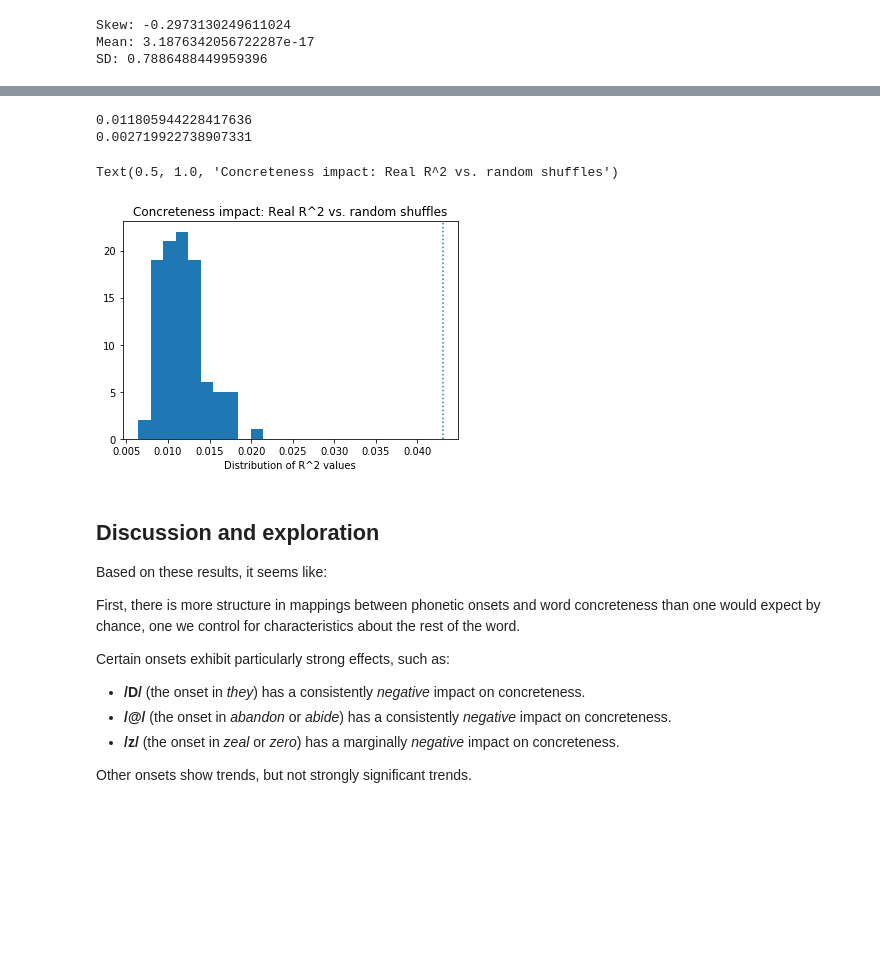
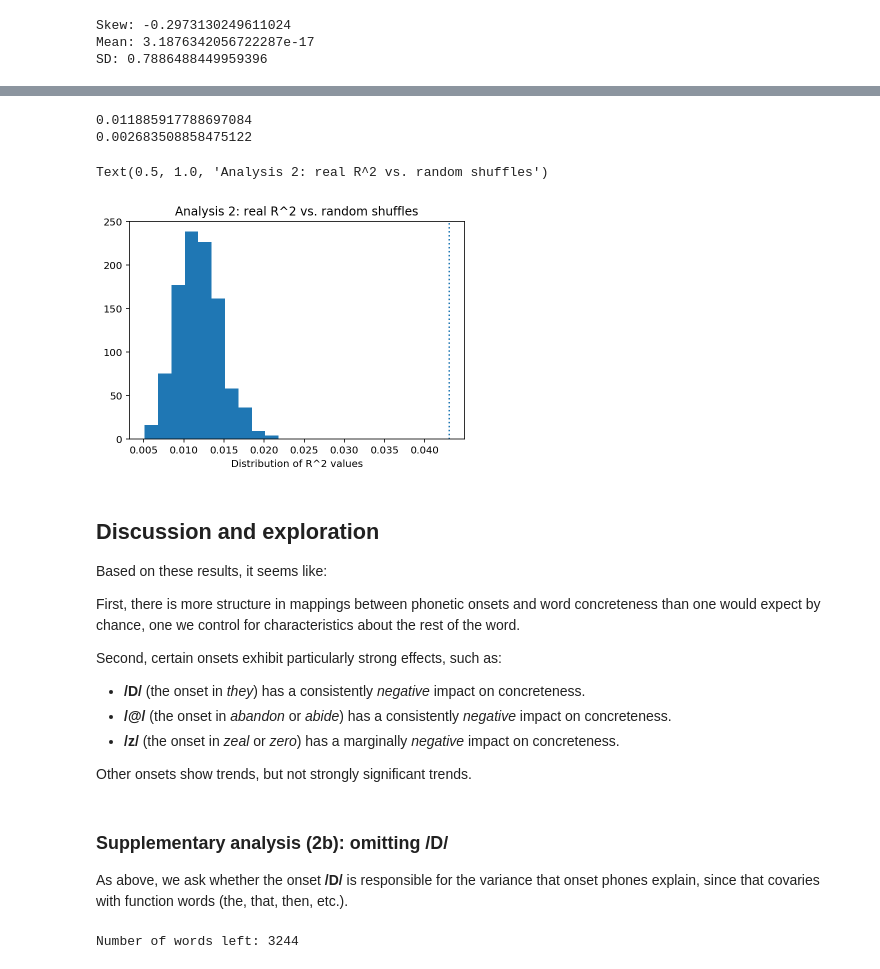
Before and after one commit to seantrott/concreteness, a Jupyter notebook: phonetic_onset_brysbaert.ipynb, the cells around one changed output, grey strips where cells are left out. Saved outputs shown, nothing was run; the diff lists cells and outputs as text; code cells hidden in the pictures; blank space fills up the shorter version.

Commit message:
supplementary analyses

```diff
--- a/phonetic_onset_brysbaert.ipynb
+++ b/phonetic_onset_brysbaert.ipynb
@@ -122,7 +135,7 @@ result.rsquared
 shuffled_rsquares = []
 true_rsquare = result.rsquared
 
-NUM_SHUFFLES = 50
+NUM_SHUFFLES = 1000
 
 for shuffle in tqdm(range(NUM_SHUFFLES)):
     new_df = df_merged.copy()
@@ -158,0 +178,3 @@ Certain onsets exhibit particularly strong effects, such as:
+# %%
+df_merged_no_th = df_merged[df_merged['onset']!="D"]
+print("Number of words left: {num}".format(num=len(df_merged_no_th)))
@@ -158,0 +221,12 @@ Certain onsets exhibit particularly strong effects, such as:
+# %%
+### Shuffling
+shuffled_rsquares = []
+true_rsquare = result.rsquared
+
+NUM_SHUFFLES = 1000
+
+for shuffle in tqdm(range(NUM_SHUFFLES)):
+    new_df = df_merged_no_th.copy()
+    new_df['shuffled_onset'] = np.random.permutation(new_df['onset'])
+    new_result = sm.ols(formula="Concreteness ~ shuffled_onset + word_length + Class + CobLog", data=new_df).fit()
+    shuffled_rsquares.append(new_result.rsquared)
@@ -270,7 +365,7 @@ strong multicollinearity or other numerical problems.
 shuffled_rsquares = []
 true_rsquare = result.rsquared
 
-NUM_SHUFFLES = 100
+NUM_SHUFFLES = 1000
 
 for shuffle in tqdm(range(NUM_SHUFFLES)):
     new_df = df_final.copy()
@@ -282,16 +377,16 @@ shuffled_rsquares_np = np.array(shuffled_rsquares)
 print(np.mean(shuffled_rsquares_np))
 print(np.std(shuffled_rsquares_np))
 # %% [output]
-0.011805944228417636
-0.002719922738907331
+0.011885917788697084
+0.002683508858475122
 # %%
 plt.hist(shuffled_rsquares)
 plt.axvline(x=true_rsquare, linestyle="dotted")
 plt.xlabel("Distribution of R^2 values")
-plt.title("Concreteness impact: Real R^2 vs. random shuffles")
+plt.title("Analysis 2: real R^2 vs. random shuffles")
 # %% [output]
-Text(0.5, 1.0, 'Concreteness impact: Real R^2 vs. random shuffles')
+Text(0.5, 1.0, 'Analysis 2: real R^2 vs. random shuffles')
-[figure, old version]
+[figure, new version]
 # %% [markdown]
 ## Discussion and exploration
 
@@ -299,9 +394,18 @@ Based on these results, it seems like:
 
 First, there is more structure in mappings between phonetic onsets and word concreteness than one would expect by chance, one we control for characteristics about the rest of the word.
 
-Certain onsets exhibit particularly strong effects, such as:
+Second, certain onsets exhibit particularly strong effects, such as:
 - **/D/** (the onset in *they*) has a consistently *negative* impact on concreteness.
 - **/@/** (the onset in *abandon* or *abide*) has a consistently *negative* impact on concreteness.
 - **/z/** (the onset in *zeal* or *zero*) has a marginally *negative* impact on concreteness.
 
 Other onsets show trends, but not strongly significant trends.
+# %% [markdown]
+### Supplementary analysis (2b): omitting /D/
+
+As above, we ask whether the onset **/D/** is responsible for the variance that onset phones explain, since that covaries with function words (the, that, then, etc.).
+# %%
+df_final_no_th = df_final[df_final['onset']!="D"]
+print("Number of words left: {num}".format(num=len(df_final_no_th)))
+# %% [output]
+Number of words left: 3244
```
Also changed, not shown: parts of 21 cells of this notebook.
